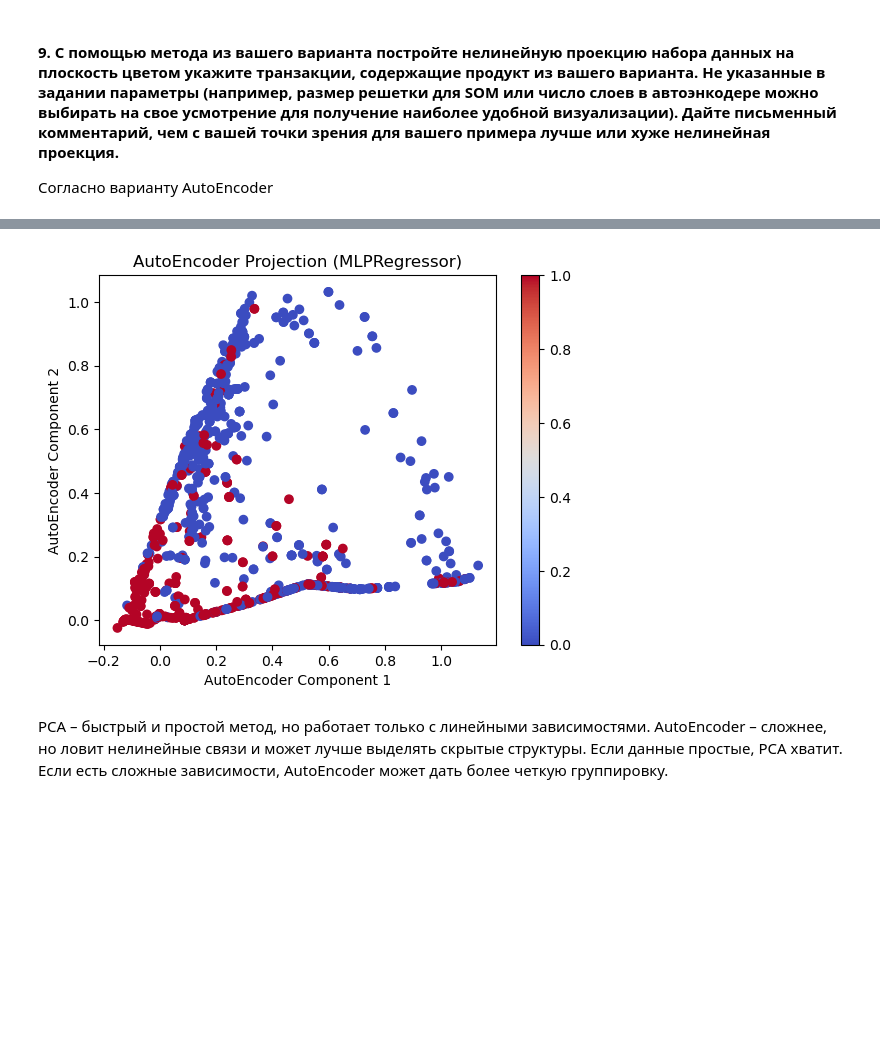
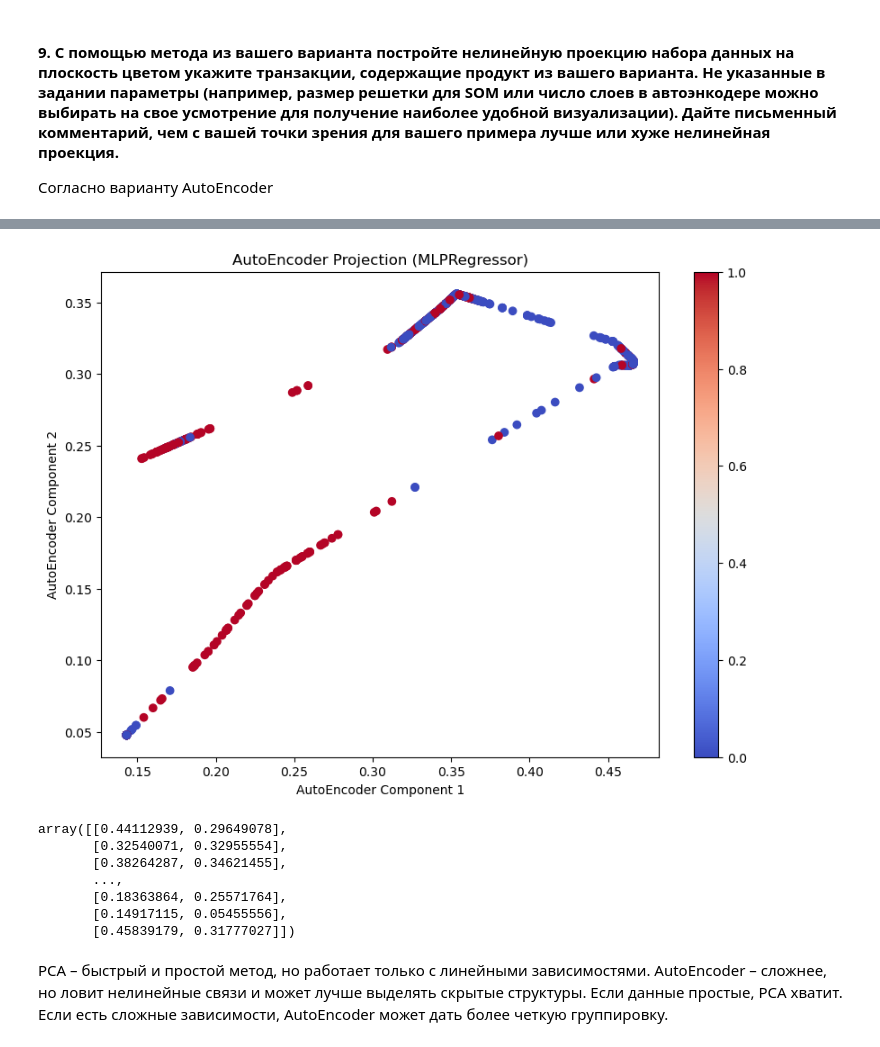
Before and after one commit to aiksiq/ml_laba, a Jupyter notebook: laba_ml1-2.ipynb, the cells around one changed output, grey strips where cells are left out. Saved outputs shown, nothing was run; the diff lists cells and outputs as text; code cells hidden in the pictures; blank space fills up the shorter version.

```diff
--- a/laba_ml1-2.ipynb
+++ b/laba_ml1-2.ipynb
@@ -257,18 +257,26 @@ X = purchase_matrix.values.astype('float32')
 input_dim = X.shape[1]
 
 input_layer = layers.Input(shape=(input_dim,))
-encoded = layers.Dense(10, activation='relu')(input_layer)
-encoded = layers.Dense(5, activation='relu')(encoded)
+encoded = layers.Dense(64, activation='relu')(input_layer)
+encoded = layers.Dense(32, activation='relu')(encoded)
+encoded = layers.Dense(16, activation='relu')(encoded)
 bottleneck = layers.Dense(2, activation='linear')(encoded)  # 2D
 
-decoded = layers.Dense(5, activation='relu')(bottleneck)
-decoded = layers.Dense(10, activation='relu')(decoded)
+decoded = layers.Dense(16, activation='relu')(bottleneck)
+decoded = layers.Dense(32, activation='relu')(decoded)
+decoded = layers.Dense(64, activation='relu')(decoded)
 output_layer = layers.Dense(input_dim, activation='sigmoid')(decoded)
 
 autoencoder = models.Model(inputs=input_layer, outputs=output_layer)
 encoder = models.Model(inputs=input_layer, outputs=bottleneck)  # для извлечения 2D
 
 autoencoder.compile(optimizer='adam', loss='binary_crossentropy')
-autoencoder.fit(X, X, epochs=100, batch_size=32, shuffle=True, verbose=1)
+autoencoder.fit(purchase_matrix, purchase_matrix,
+                epochs=60,
+                batch_size=40,
+                shuffle=True,
+                validation_split=0.2,
+                verbose=1)
+
 X_2d = encoder.predict(X)
 # %% [output]
@@ -307,19 +315,28 @@ plt.show()
 # %%
 from sklearn.neural_network import MLPRegressor
 
-mlp = MLPRegressor(hidden_layer_sizes=(16, 2, 16), activation='relu', max_iter=500, random_state=42)
+mlp = MLPRegressor(hidden_layer_sizes=(32,16,2,16, 32), activation='relu', max_iter=100,validation_fraction=0.2,shuffle=True,solver='adam')
 mlp.fit(purchase_matrix, purchase_matrix)
 
 encoded_data = mlp.predict(purchase_matrix)[:, :2]
 
+plt.figure(figsize=(10, 7))
 plt.scatter(encoded_data[:, 0], encoded_data[:, 1], c=labels,cmap='coolwarm')
 plt.xlabel('AutoEncoder Component 1')
 plt.ylabel('AutoEncoder Component 2')
 plt.title('AutoEncoder Projection (MLPRegressor)')
 plt.colorbar()
 plt.show()
+encoded_data
 # %% [output]
-[figure, old version]
+[figure, new version]
+array([[0.44112939, 0.29649078],
+       [0.32540071, 0.32955554],
+       [0.38264287, 0.34621455],
+       ...,
+       [0.18363864, 0.25571764],
+       [0.14917115, 0.05455556],
+       [0.45839179, 0.31777027]])
 # %% [markdown]
 PCA – быстрый и простой метод, но работает только с линейными зависимостями. AutoEncoder – сложнее, но ловит нелинейные связи и может лучше выделять скрытые структуры. Если данные простые, PCA хватит. Если есть сложные зависимости, AutoEncoder может дать более четкую группировку.
 # %% [markdown]
```
Also changed, not shown: parts of 12 cells of this notebook, 1 other file.
